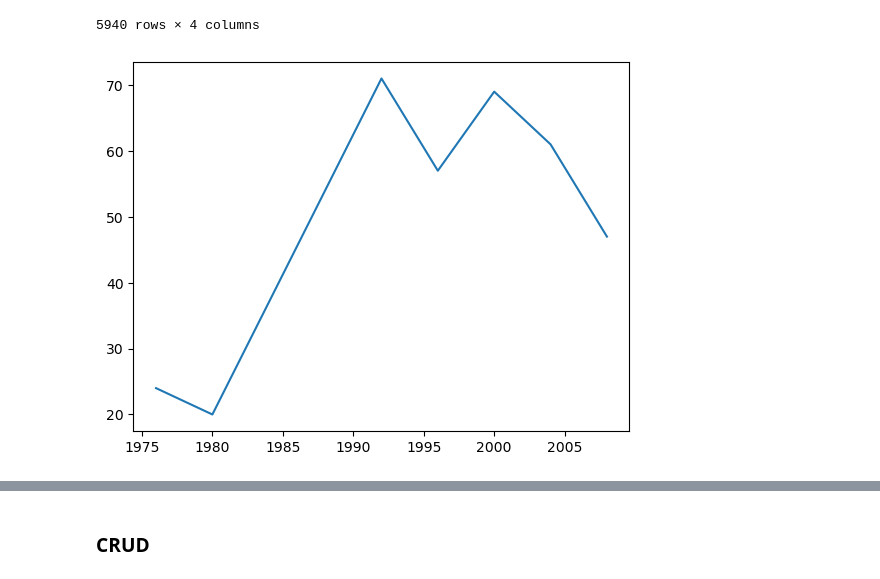
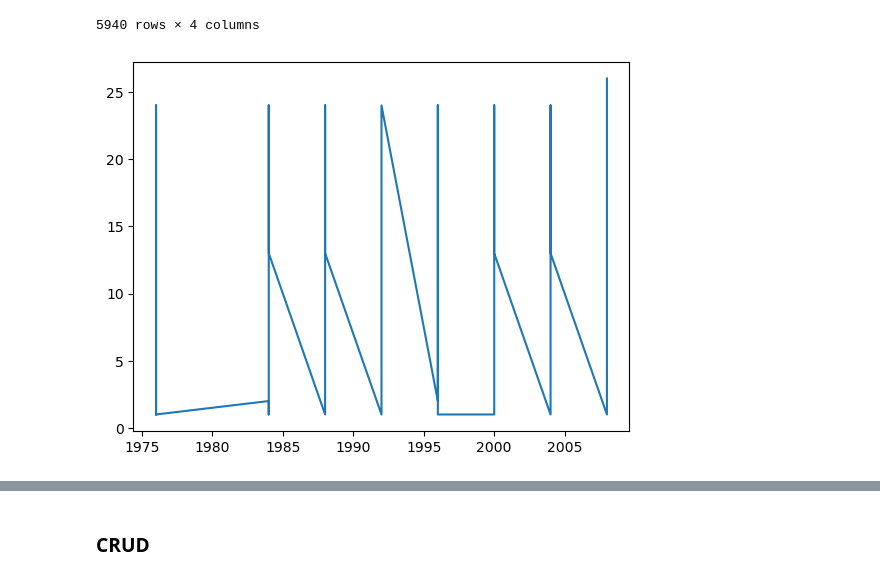
Before and after one commit to JuanTenopala/Project_4, a Jupyter notebook: Data/project_4.ipynb, the cells around one changed output, grey strips where cells are left out. Drawn from its saved outputs; the diff is of its cells as text; code cells hidden in the pictures.

```diff
--- a/Data/project_4.ipynb
+++ b/Data/project_4.ipynb
@@ -174,16 +174,16 @@ df_summary
 # %%
 #abscisa = df_summary[df_summary["Country_Code"] == "USA"]["Year"].to_list()
 #abscisa = df_summary[df_summary["Country_Code"] == "USA"]["Year"]
 #print(abscisa)
 #ordenada = df_summary[df_summary["Country_Code"] == "USA"]["Medal"].to_list()
 #ordenada = df_summary[df_summary["Country_Code"] == "USA"]["Medal"]
 #print(ordenada)
 
-plt.plot(df_summary[df_summary["Country_Code"] == "CUB"]["Year"], df_summary[df_summary["Country_Code"] == "CUB"]["Medal"])
+plt.plot(df_summary[df_summary["Country_Code"] == "USA"]["Year"], df_summary[df_summary["Country_Code"] == "USA"]["Medal"])
 #df_summary.plot.barh(x="Year", y="Medal")
 plt.show()
 # %% [output]
-[figure, old version]
+[figure, new version]
 # %%
 #df["Year"].dtype = "date"
 # %%
```
Also changed, not shown: parts of 31 cells of this notebook, 1 other file.
